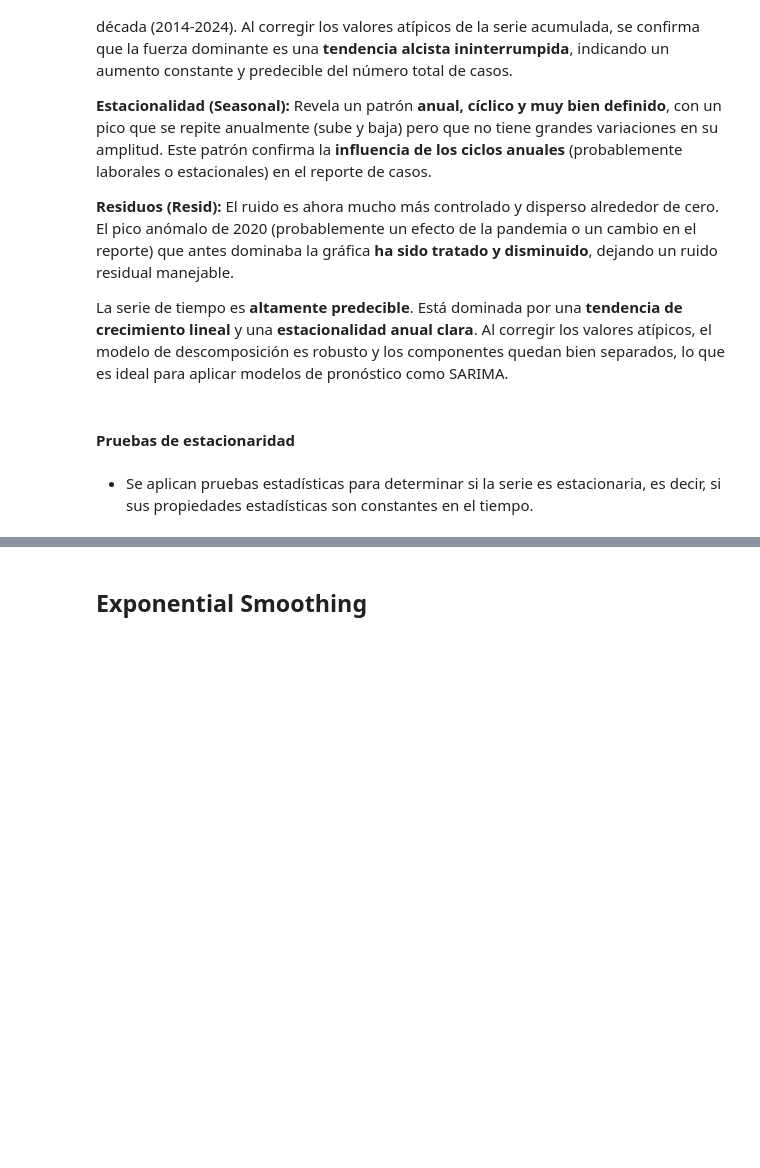
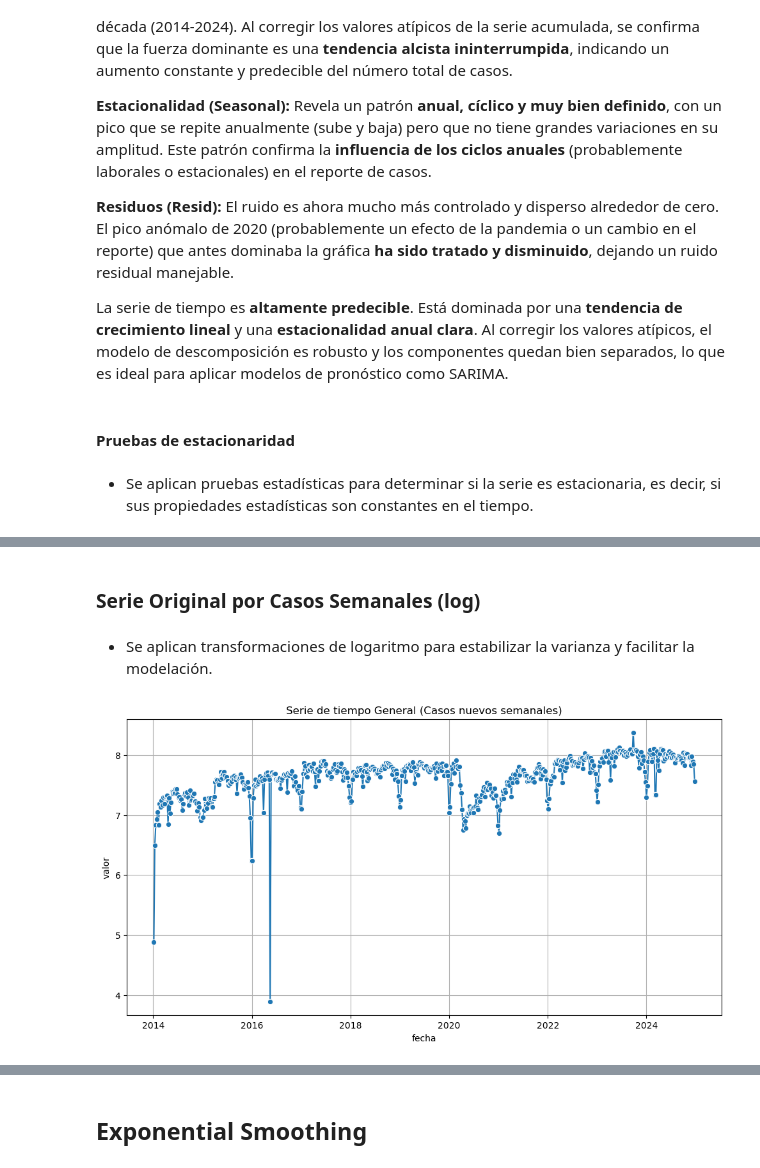
Before and after one commit to AbioticBaton4/proyecto-integrador-mna, a Jupyter notebook: notebooks/modeling/Avance3.Equipo16.ipynb, the cells around one changed output, grey strips where cells are left out. Saved outputs shown, nothing was run; the diff lists cells and outputs as text; code cells hidden in the pictures; blank space fills up the shorter version.

```diff
--- a/notebooks/modeling/Avance3.Equipo16.ipynb
+++ b/notebooks/modeling/Avance3.Equipo16.ipynb
@@ -501,0 +241,14 @@ Existe una **contradicción** entre los resultados: la ADF indica que la serie e
+# %% [markdown]
+### Serie Original por Casos Semanales (log)
+# %% [markdown]
+* Se aplican transformaciones de logaritmo para estabilizar la varianza y facilitar la modelación.
+# %%
+df_log = df_incremento.copy()
+df_log['valor'] = np.log1p(df_log['valor'])
+x= 'fecha'
+y= 'valor'
+title = 'Serie de tiempo General (Casos nuevos semanales)'
+# Gráfica de línea con plotly / seaborn según selección del usuario
+func.plot_timeseries(df_log, x=x, y=y, title=title, plotly_engine=USE_PLOTLY)
+# %% [output]
+[figure, added]
```
Also changed, not shown: parts of 123 cells of this notebook.
